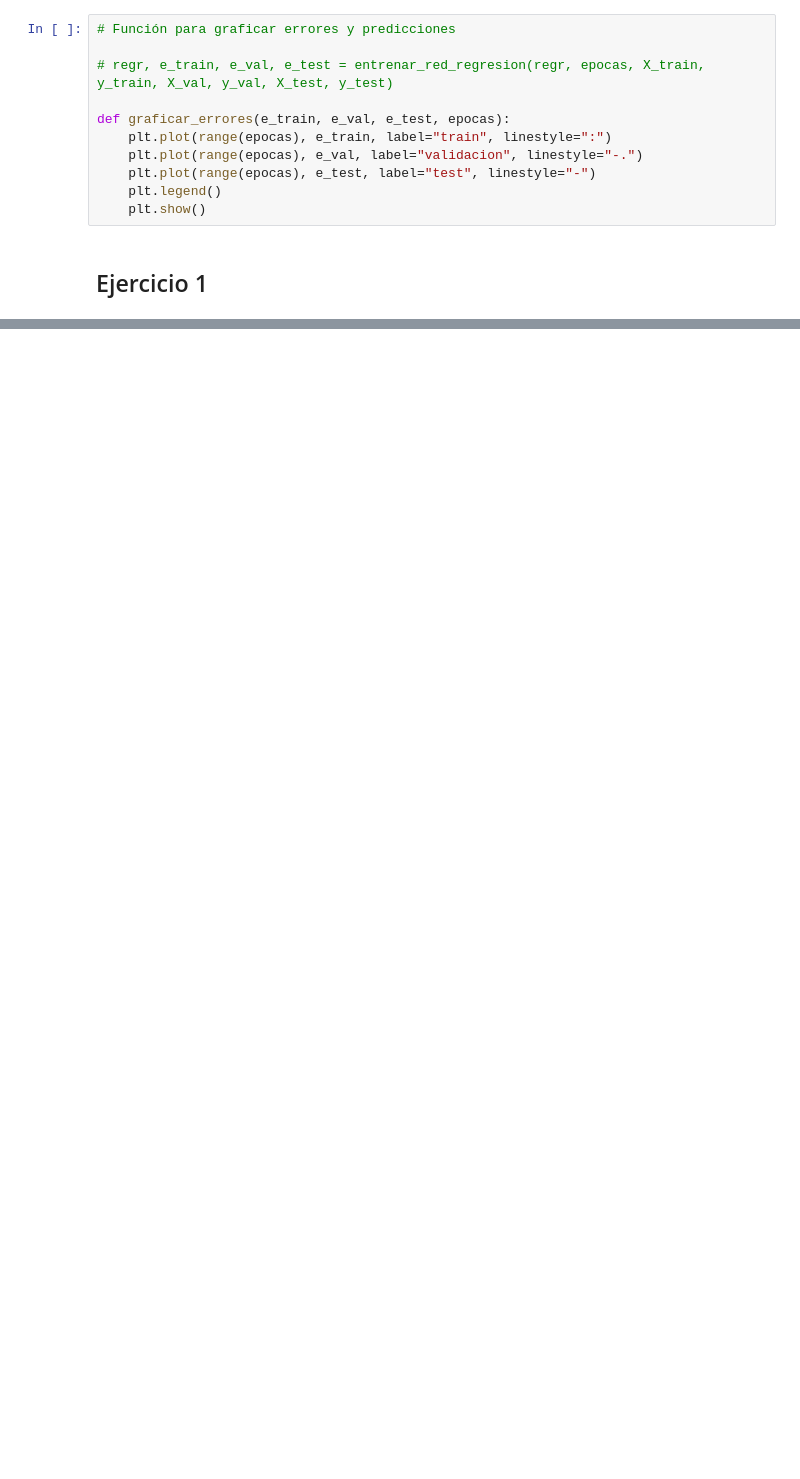
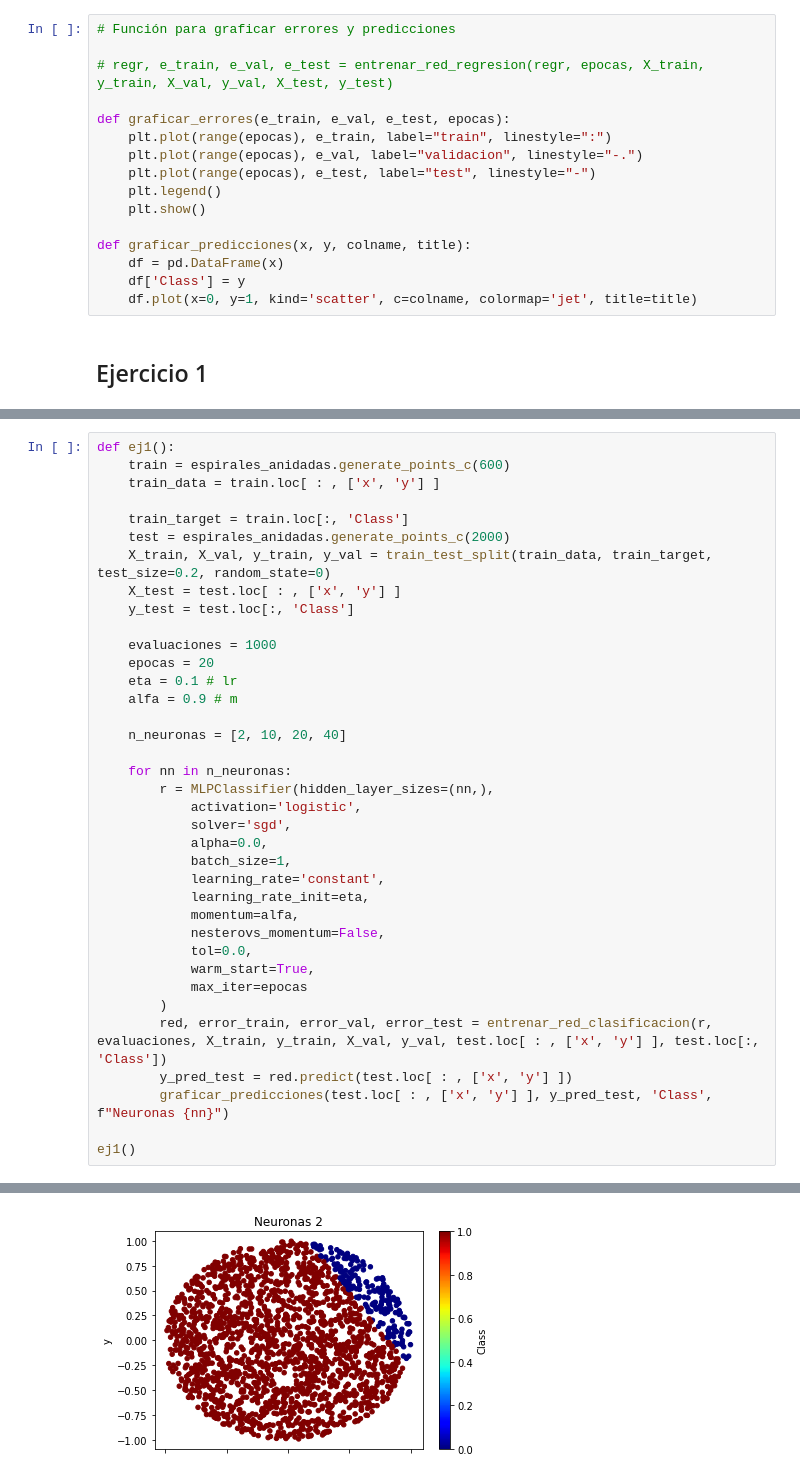
Before and after one commit to natimellino/IAA, a Jupyter notebook: TP2/ANN.ipynb, the cells around one changed output, grey strips where cells are left out. Drawn from its saved outputs; the diff is of its cells as text; blank space fills up the shorter version.

```diff
--- a/TP2/ANN.ipynb
+++ b/TP2/ANN.ipynb
@@ -93,5 +94,10 @@ def graficar_errores(e_train, e_val, e_test, epocas):
     plt.plot(range(epocas), e_test, label="test", linestyle="-")
     plt.legend()
     plt.show()
+
+def graficar_predicciones(x, y, colname, title):
+    df = pd.DataFrame(x)
+    df['Class'] = y
+    df.plot(x=0, y=1, kind='scatter', c=colname, colormap='jet', title=title)
 # %% [markdown]
 ## Ejercicio 1
@@ -108,0 +104,38 @@ def ej1():
+# %%
+def ej1():
+    train = espirales_anidadas.generate_points_c(600)
+    train_data = train.loc[ : , ['x', 'y'] ]
+
+    train_target = train.loc[:, 'Class']
+    test = espirales_anidadas.generate_points_c(2000)
+    X_train, X_val, y_train, y_val = train_test_split(train_data, train_target, test_size=0.2, random_state=0)
+    X_test = test.loc[ : , ['x', 'y'] ]
+    y_test = test.loc[:, 'Class']
+
+    evaluaciones = 1000
+    epocas = 20
+    eta = 0.1 # lr
+    alfa = 0.9 # m
+
+    n_neuronas = [2, 10, 20, 40]
+
+    for nn in n_neuronas:
+        r = MLPClassifier(hidden_layer_sizes=(nn,),
+            activation='logistic',
+            solver='sgd',
+            alpha=0.0,
+            batch_size=1,
+            learning_rate='constant',
+            learning_rate_init=eta,
+            momentum=alfa,
+            nesterovs_momentum=False,
+            tol=0.0,
+            warm_start=True,
+            max_iter=epocas
+        )
+        red, error_train, error_val, error_test = entrenar_red_clasificacion(r, evaluaciones, X_train, y_train, X_val, y_val, test.loc[ : , ['x', 'y'] ], test.loc[:, 'Class'])
+        y_pred_test = red.predict(test.loc[ : , ['x', 'y'] ])
+        graficar_predicciones(test.loc[ : , ['x', 'y'] ], y_pred_test, 'Class', f"Neuronas {nn}")
+
+ej1()
+# %% [output]
@@ -108,0 +210 @@ def ej1():
+[figure, added]
```
Also changed, not shown: parts of 4 cells of this notebook.
